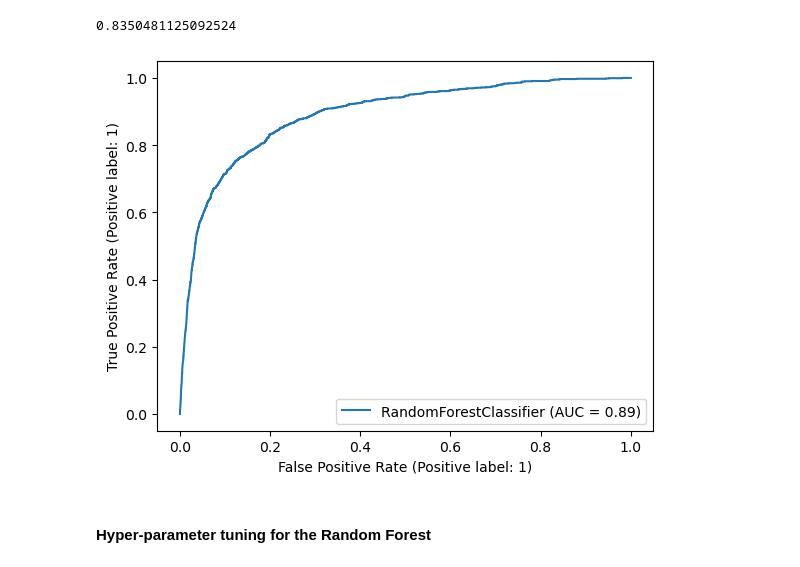
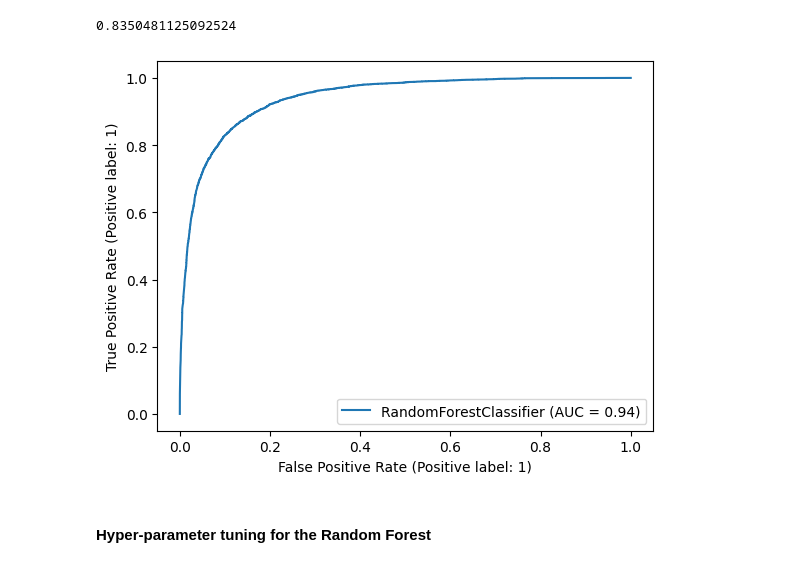
Before and after one commit to Modak12/TelecomChurnGroupCaseStudy, a Jupyter notebook: Telecom_Churn_Case_Study.ipynb, the cells around one changed output. Cells and saved outputs as stored; diff of their text form; code cells hidden in the pictures.

```diff
--- a/Telecom_Churn_Case_Study.ipynb
+++ b/Telecom_Churn_Case_Study.ipynb
@@ -1341,4 +1381,2 @@ X_train.shape, X_test.shape
 # %%
 dt_base = DecisionTreeClassifier(random_state=42, max_depth=4)
-# %%
-dt_base.fit(X_train, y_train)
@@ -1386,6 +1419,3 @@ grid_search = GridSearchCV(estimator=dt,
                            param_grid=params,
                            cv=4,
                            n_jobs=-1, verbose=1, scoring="accuracy")
-# %%
-%%time
-grid_search.fit(X_train, y_train)
@@ -1441,10 +1463,10 @@ rf.oob_score_
 # %% [output]
 0.8350481125092524
 # %%
-RocCurveDisplay.from_estimator(rf, X_train, y_train)
+RocCurveDisplay.from_estimator(rf, X_train_sm, y_train_sm)
 plt.show()
 # %% [output]
-[figure, old version]
+[figure, new version]
 # %% [markdown]
 #### Hyper-parameter tuning for the Random Forest
 # %%
```
Also changed, not shown: parts of 38 cells of this notebook.
